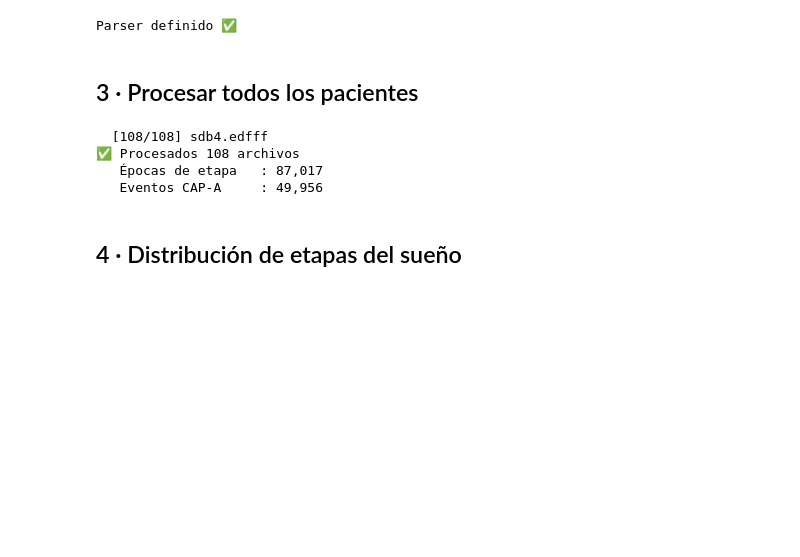
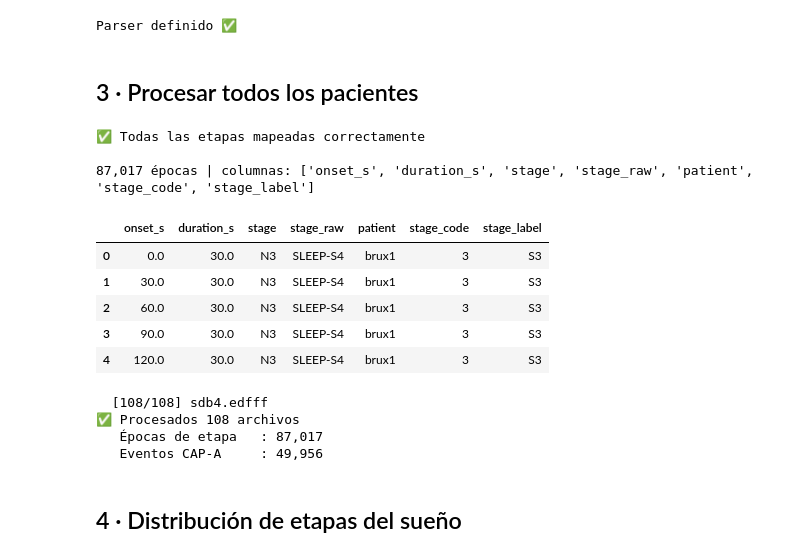
Before and after one commit to Ileana-Castillo/RAHBFDP-2026, a Jupyter notebook: notebooks/diagnostico_anotaciones.ipynb, the cells around one changed output. Drawn from its saved outputs; the diff is of its cells as text; code cells hidden in the pictures; blank space fills up the shorter version.

```diff
--- a/notebooks/diagnostico_anotaciones.ipynb
+++ b/notebooks/diagnostico_anotaciones.ipynb
@@ -167,6 +193,42 @@ print('Parser definido ✅')
 Parser definido ✅
 # %% [markdown]
 ## 3 · Procesar todos los pacientes
+# %%
+# Adaptar nombres de columnas al formato que espera el notebook
+STAGE_CODE_MAP = {
+    'W':  0, 'N1': 1, 'N2': 2, 'N3': 3, 'N4': 4, 'R': 5, 'MT': 6,
+    # por si aparecen variantes
+    'WAKE': 0, 'REM': 5,
+}
+STAGE_LABEL_MAP = {
+    0: 'Wake', 1: 'S1', 2: 'S2', 3: 'S3', 4: 'S4', 5: 'REM', 6: 'MT'
+}
+
+stages_all['stage_code']  = stages_all['stage'].map(STAGE_CODE_MAP)
+stages_all['stage_label'] = stages_all['stage_code'].map(STAGE_LABEL_MAP)
+stages_all = stages_all.rename(columns={'subject': 'patient'})
+
+# Verificar
+sin_mapear = stages_all['stage_code'].isna().sum()
+if sin_mapear > 0:
+    print(f"⚠️  {sin_mapear} filas sin mapear. Valores únicos en 'stage':")
+    print(stages_all[stages_all['stage_code'].isna()]['stage'].value_counts().to_string())
+else:
+    print("✅ Todas las etapas mapeadas correctamente")
+
+stages_all['stage_code'] = stages_all['stage_code'].astype(int)
+print(f"\n{stages_all.shape[0]:,} épocas | columnas: {stages_all.columns.tolist()}")
+stages_all.head()
+# %% [output]
+✅ Todas las etapas mapeadas correctamente
+
+87,017 épocas | columnas: ['onset_s', 'duration_s', 'stage', 'stage_raw', 'patient', 'stage_code', 'stage_label']
+|  | onset_s | duration_s | stage | stage_raw | patient | stage_code | stage_label |
+| 0 | 0.0 | 30.0 | N3 | SLEEP-S4 | brux1 | 3 | S3 |
+| 1 | 30.0 | 30.0 | N3 | SLEEP-S4 | brux1 | 3 | S3 |
+| 2 | 60.0 | 30.0 | N3 | SLEEP-S4 | brux1 | 3 | S3 |
+| 3 | 90.0 | 30.0 | N3 | SLEEP-S4 | brux1 | 3 | S3 |
+| 4 | 120.0 | 30.0 | N3 | SLEEP-S4 | brux1 | 3 | S3 |
 # %%
 import re
 
```
Also changed, not shown: parts of 9 cells of this notebook, 4 other files.
